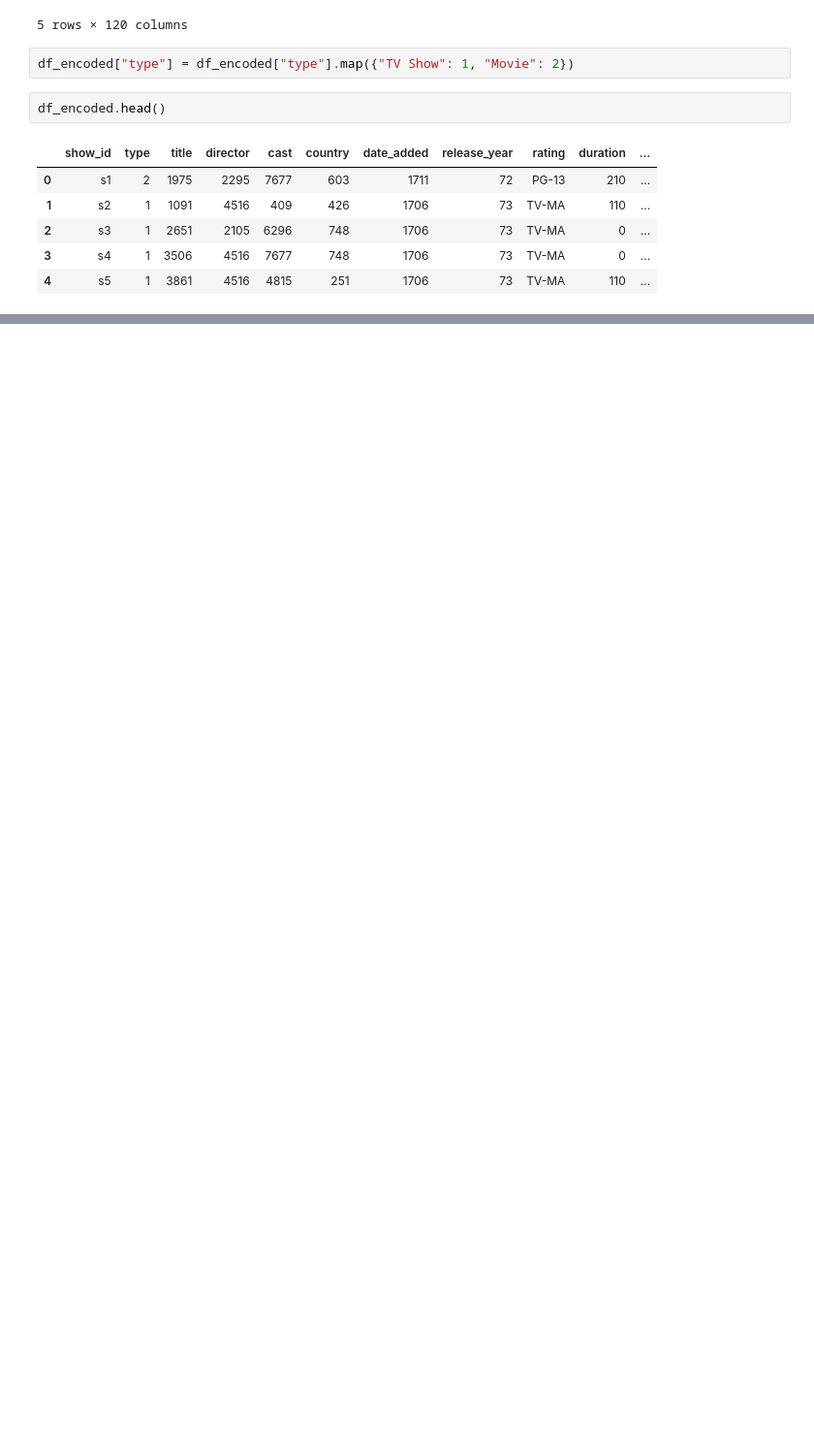
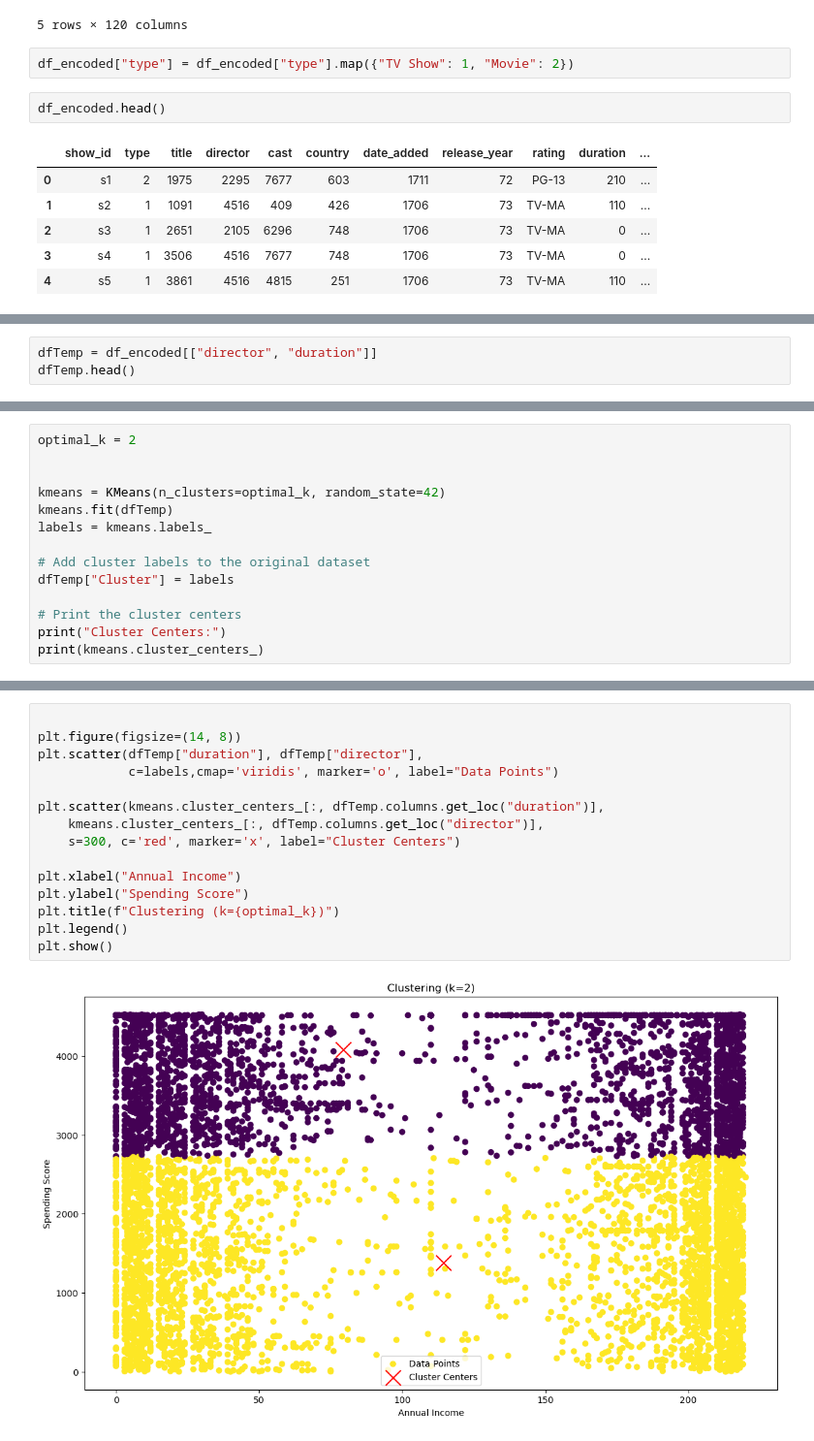
Before and after one commit to MaelGalliou/Project-Data-Integration, a Jupyter notebook: ml.ipynb, the cells around one changed output, grey strips where cells are left out. Shown at 97% size. Saved outputs shown, nothing was run; the diff lists cells and outputs as text; blank space fills up the shorter version.

Commit message:
ajout cluster up needed

```diff
--- a/ml.ipynb
+++ b/ml.ipynb
@@ -96,0 +102,3 @@ df_encoded.head()
+# %%
+dfTemp = df_encoded[["director", "duration"]]
+dfTemp.head()
@@ -96,0 +112,14 @@ df_encoded.head()
+# %%
+optimal_k = 2
+
+
+kmeans = KMeans(n_clusters=optimal_k, random_state=42)
+kmeans.fit(dfTemp)
+labels = kmeans.labels_
+
+# Add cluster labels to the original dataset
+dfTemp["Cluster"] = labels
+
+# Print the cluster centers
+print("Cluster Centers:")
+print(kmeans.cluster_centers_)
@@ -96,0 +135,17 @@ df_encoded.head()
+# %%
+
+plt.figure(figsize=(14, 8))
+plt.scatter(dfTemp["duration"], dfTemp["director"],
+            c=labels,cmap='viridis', marker='o', label="Data Points")
+
+plt.scatter(kmeans.cluster_centers_[:, dfTemp.columns.get_loc("duration")],
+    kmeans.cluster_centers_[:, dfTemp.columns.get_loc("director")],
+    s=300, c='red', marker='x', label="Cluster Centers")
+
+plt.xlabel("Annual Income")
+plt.ylabel("Spending Score")
+plt.title(f"Clustering (k={optimal_k})")
+plt.legend()
+plt.show()
+# %% [output]
+[figure, added]
```
Also changed, not shown: parts of 7 cells of this notebook.
